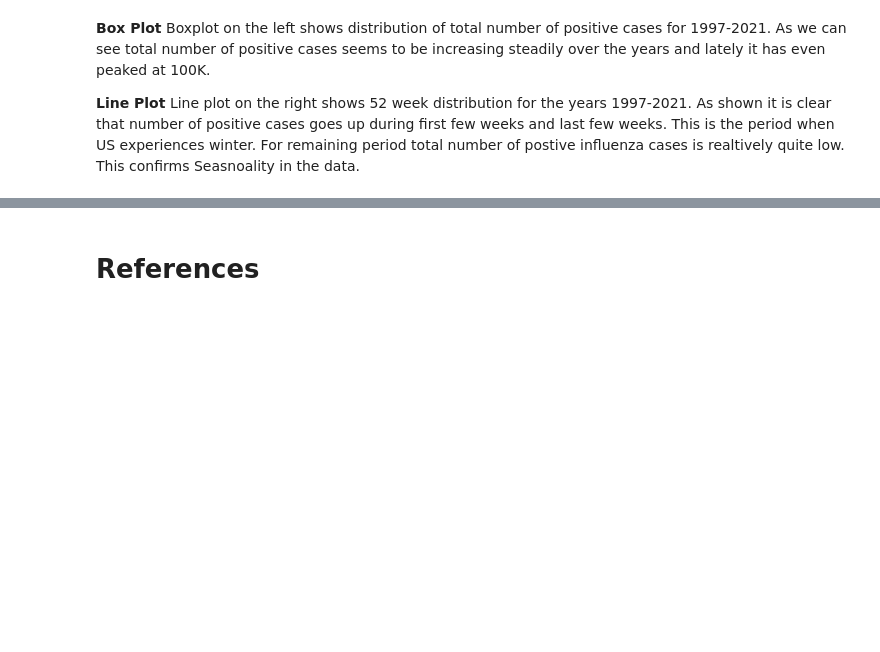
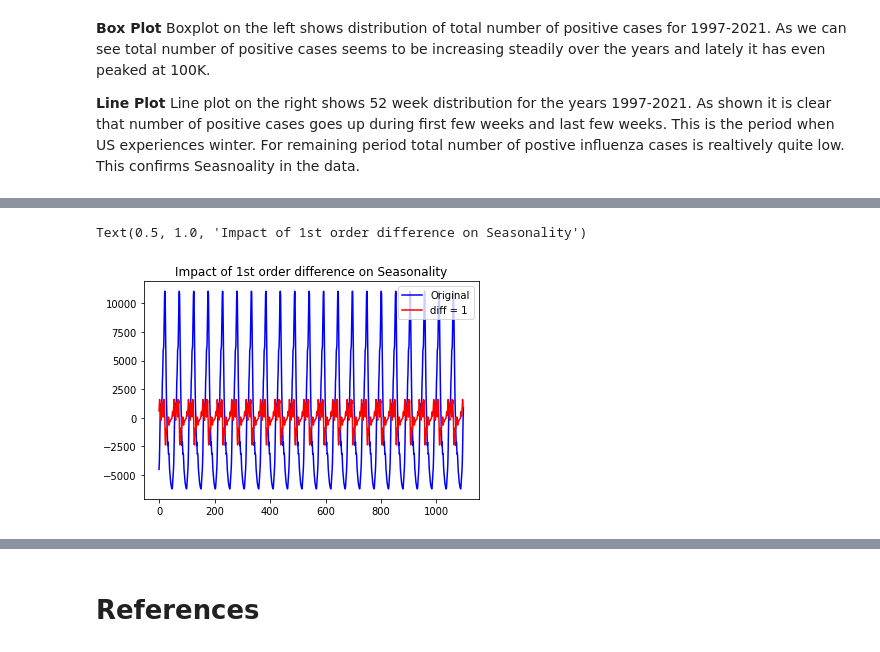
Before and after one commit to sachinac/MSDS7333, a Jupyter notebook: case_study04/msds_qtw_case_study04.ipynb, the cells around one changed output, grey strips where cells are left out. Drawn from its saved outputs; the diff is of its cells as text; code cells hidden in the pictures; blank space fills up the shorter version.

```diff
--- a/case_study04/msds_qtw_case_study04.ipynb
+++ b/case_study04/msds_qtw_case_study04.ipynb
@@ -454,0 +295,17 @@ series_length
+# %%
+from statsmodels.tsa.seasonal import seasonal_decompose
+flu_pop = train_ts.iloc[:,12]
+diff_flu_pop = flu_pop-flu_pop.shift(1) # Changing the shift value is equivalent to changing your 'd' value
+decomposition = seasonal_decompose(diff_flu_pop.dropna().values,freq=52)
+
+trend_dft_d1 = decomposition.trend
+seasonal_dft_d1 = decomposition.seasonal
+residual_dft_d1 = decomposition.resid
+# %%
+plt.plot(seasonal_dft_d0,label='Original', color = 'blue')
+plt.plot(seasonal_dft_d1,label='diff = 1', color = 'red')
+plt.legend(loc='best')
+plt.title('Impact of 1st order difference on Seasonality')
+# %% [output]
+Text(0.5, 1.0, 'Impact of 1st order difference on Seasonality')
+[figure, added]
```
Also changed, not shown: parts of 93 cells of this notebook.
